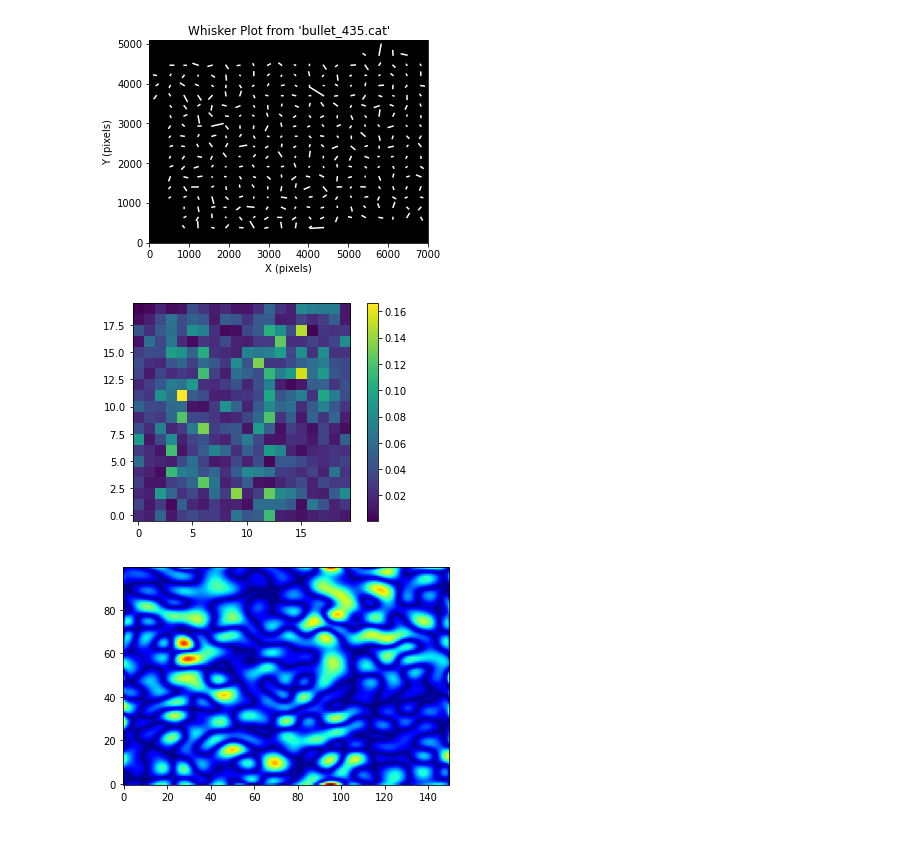
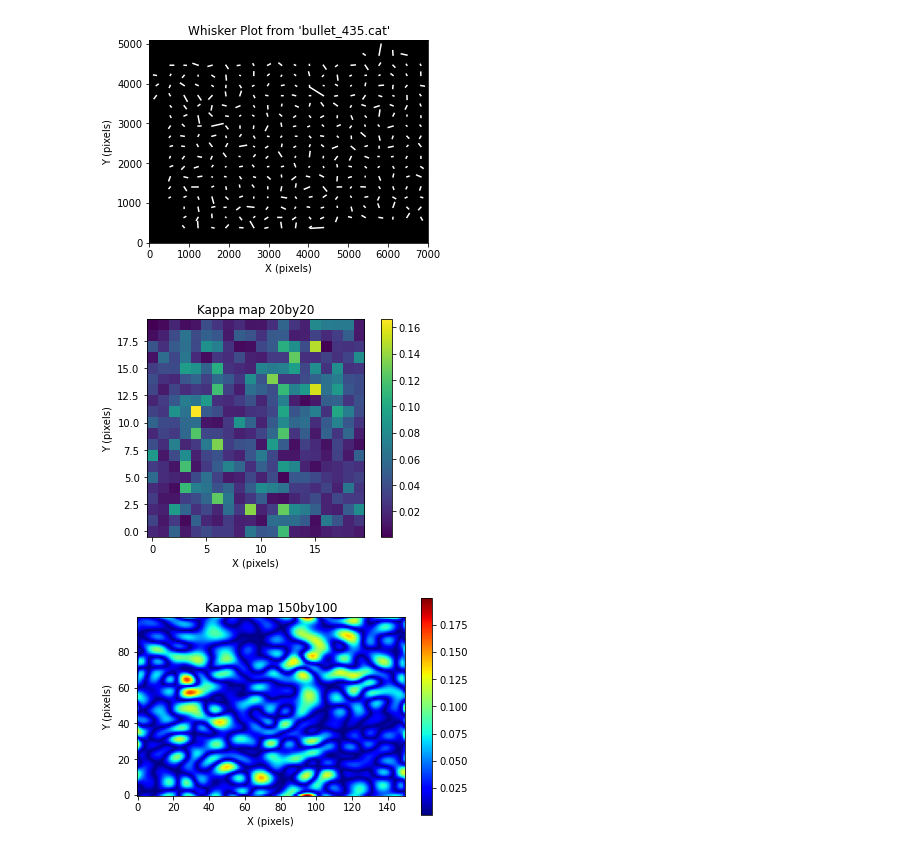
Before and after one commit to b0seong/Bullet_first-assignment_0106, a Jupyter notebook: first_from-cat435.ipynb, the cells around one changed output. Cells and saved outputs as stored; diff of their text form; code cells hidden in the pictures.

```diff
--- a/first_from-cat435.ipynb
+++ b/first_from-cat435.ipynb
@@ -100,34 +100,37 @@ plt.show()
 # 20by20으로 kappa map 그린 버전
 
 
 #-----mass distribution map(=kappa map)
 
 R1_fft = fft.fft2(dim2_array_r1)
 
 R2_fft = fft.fft2(dim2_array_r2)
 
 k1 = fft.fftfreq(R1_fft.shape[1], d=350)
 k2 = fft.fftfreq(R2_fft.shape[0], d=255)
 
 
 #####k = ( k1**2 + k2**2 )**(1/2) #이것도 놓쳤네.. meshgrid 써야만한다. 라인바이라인으로 점검 꼼꼼히 하면서 넘어가자.
 K1, K2 = np.meshgrid(k1,k2)
 
 #####K = ( K1**2 + K2**2 )**(1/2) #Kappa_fft 구할때 작은 수 곱해주는 것이 아니라 여기서 작은 수 '더해주는 것'이다.
 K = ( K1**2 + K2**2 )**(1/2) + 1e-7
 
 # print(r1_fft.shape[0]==len(x)) ### 주의! array의 인덱스는 행과 열 순서이므로 x,y 순이 아니다. y,x 순이다!
 # print(r1_fft.shape[1]==len(y)) ### 주의! array의 인덱스는 행과 열 순서이므로 x,y 순이 아니다. y,x 순이다!
 
 Kappa_fft = K**(-2) * ( (K1**2-K2**2)*R1_fft + 2*K1*K2*R2_fft )
 Kappa = fft.ifft2(Kappa_fft)
 Kappa_power = np.abs(Kappa)
 
 fig = plt.imshow(Kappa_power, origin='lower')
+plt.title("Kappa map 20by20")
+plt.xlabel("X (pixels)")
+plt.ylabel("Y (pixels)")
 plt.colorbar(fig)
 plt.show()
 # %% [output]
-[figure, old version]
+[figure, new version]
 # %%
 #-----mass distribution map(=kapp map)
 
@@ -165,8 +168,11 @@ Kappa = fft.ifft2(Kappa_fft)
 
 Kappa_power = np.abs(Kappa)
 
-plt.imshow(Kappa_power, cmap='jet', origin='lower')
-plt.title("")
+fig = plt.imshow(Kappa_power, cmap='jet', origin='lower')
+plt.title("Kappa map 150by100")
+plt.xlabel("X (pixels)")
+plt.ylabel("Y (pixels)")
+plt.colorbar(fig)
 plt.show()
 # %% [output]
-[figure, old version]
+[figure, new version]
```
Also changed, not shown: parts of 3 cells of this notebook, 11 other files.
